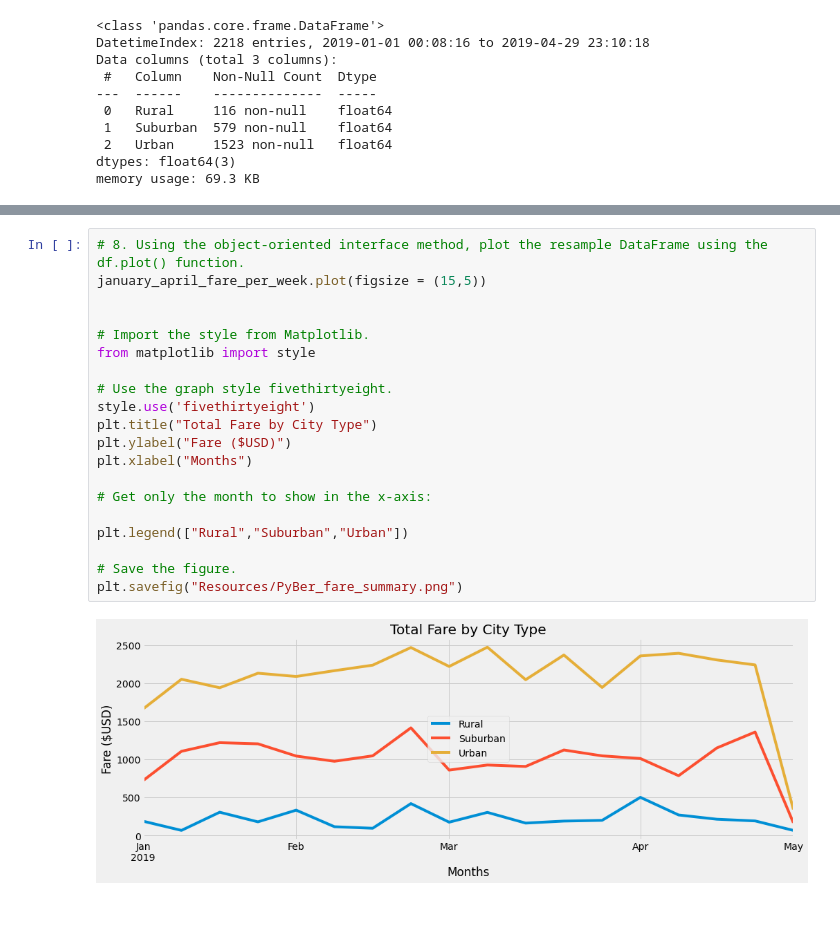
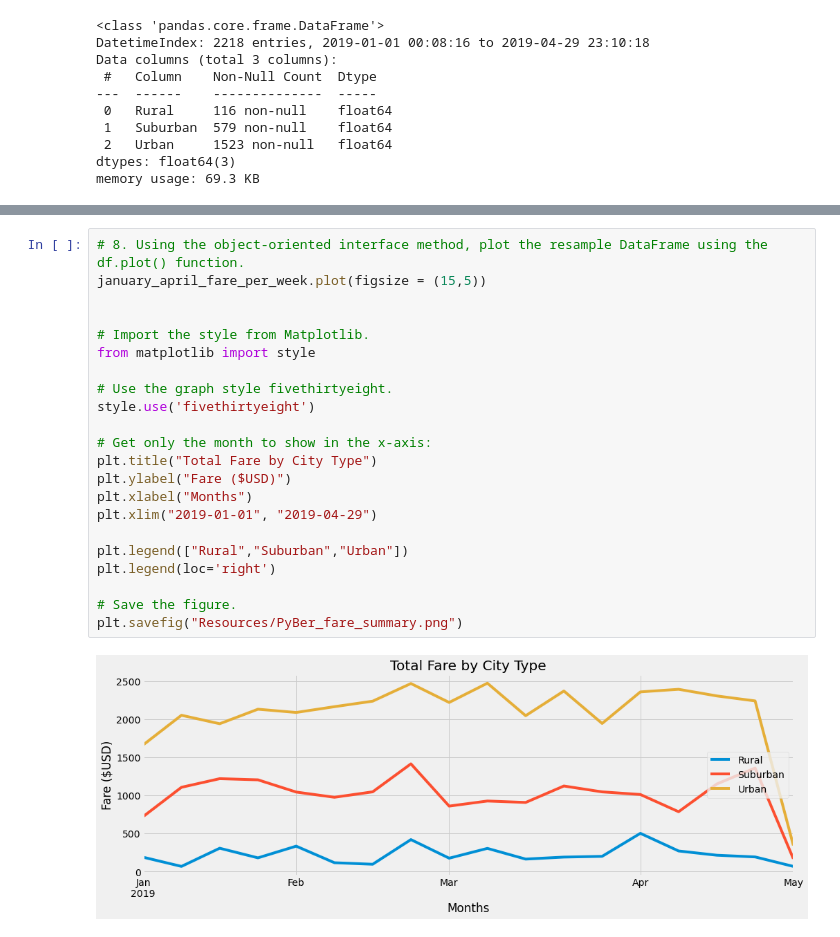
Before and after one commit to dianahcortez/PyBer_Analysis, a Jupyter notebook: PyBer_Challenge.ipynb.ipynb, the cells around one changed output, grey strips where cells are left out. Drawn from its saved outputs; the diff is of its cells as text.

```diff
--- a/PyBer_Challenge.ipynb.ipynb
+++ b/PyBer_Challenge.ipynb.ipynb
@@ -266,22 +283,24 @@ january_april_fare_per_week.head()
 # %%
 # 8. Using the object-oriented interface method, plot the resample DataFrame using the df.plot() function.
 january_april_fare_per_week.plot(figsize = (15,5))
 
 
 # Import the style from Matplotlib.
 from matplotlib import style
 
 # Use the graph style fivethirtyeight.
 style.use('fivethirtyeight')
+
+# Get only the month to show in the x-axis:
 plt.title("Total Fare by City Type")
 plt.ylabel("Fare ($USD)")
 plt.xlabel("Months")
-
-# Get only the month to show in the x-axis:
+plt.xlim("2019-01-01", "2019-04-29")
 
 plt.legend(["Rural","Suburban","Urban"])
+plt.legend(loc='right')
 
 # Save the figure.
 plt.savefig("Resources/PyBer_fare_summary.png")
 # %% [output]
-[figure, old version]
+[figure, new version]
```
Also changed, not shown: parts of 4 cells of this notebook.
